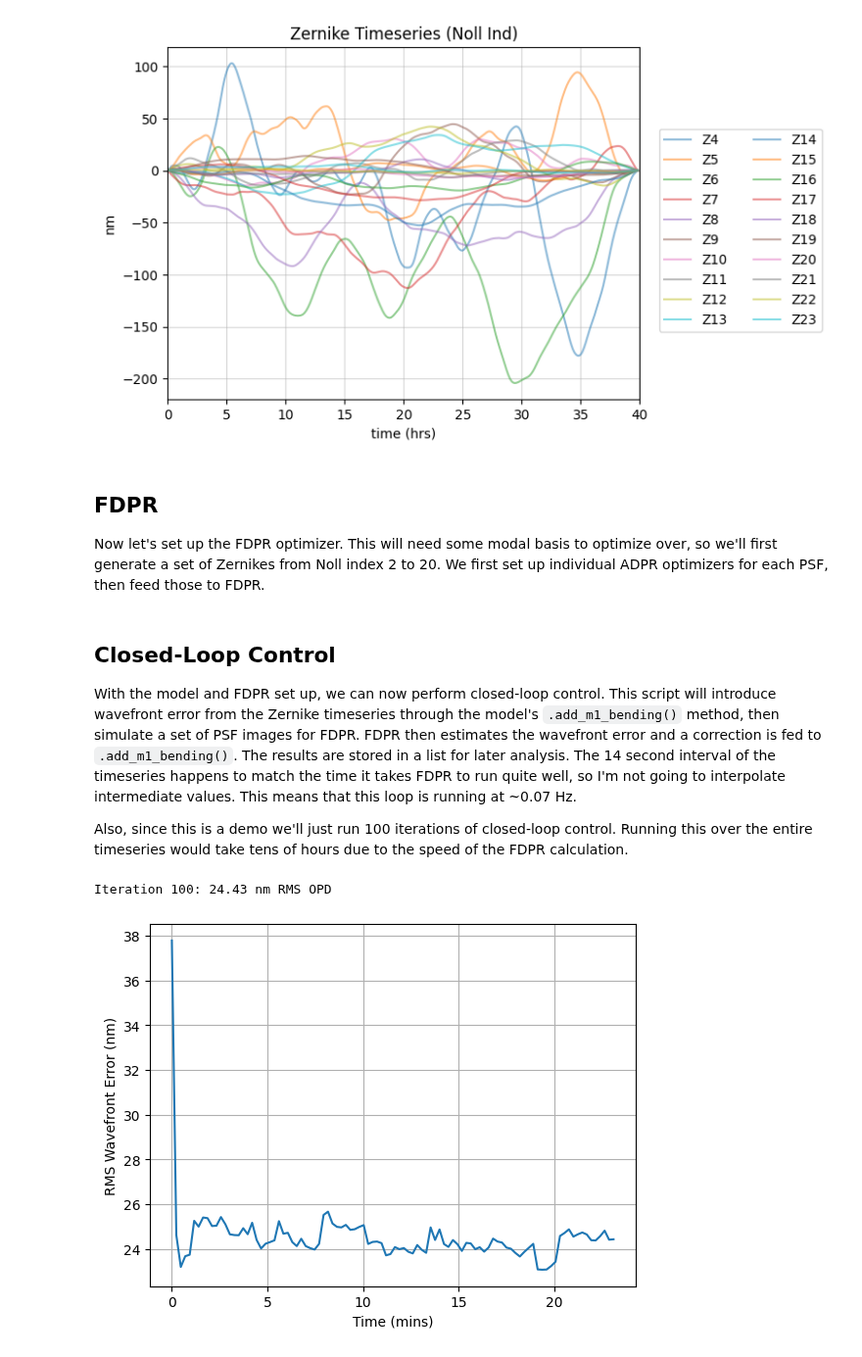
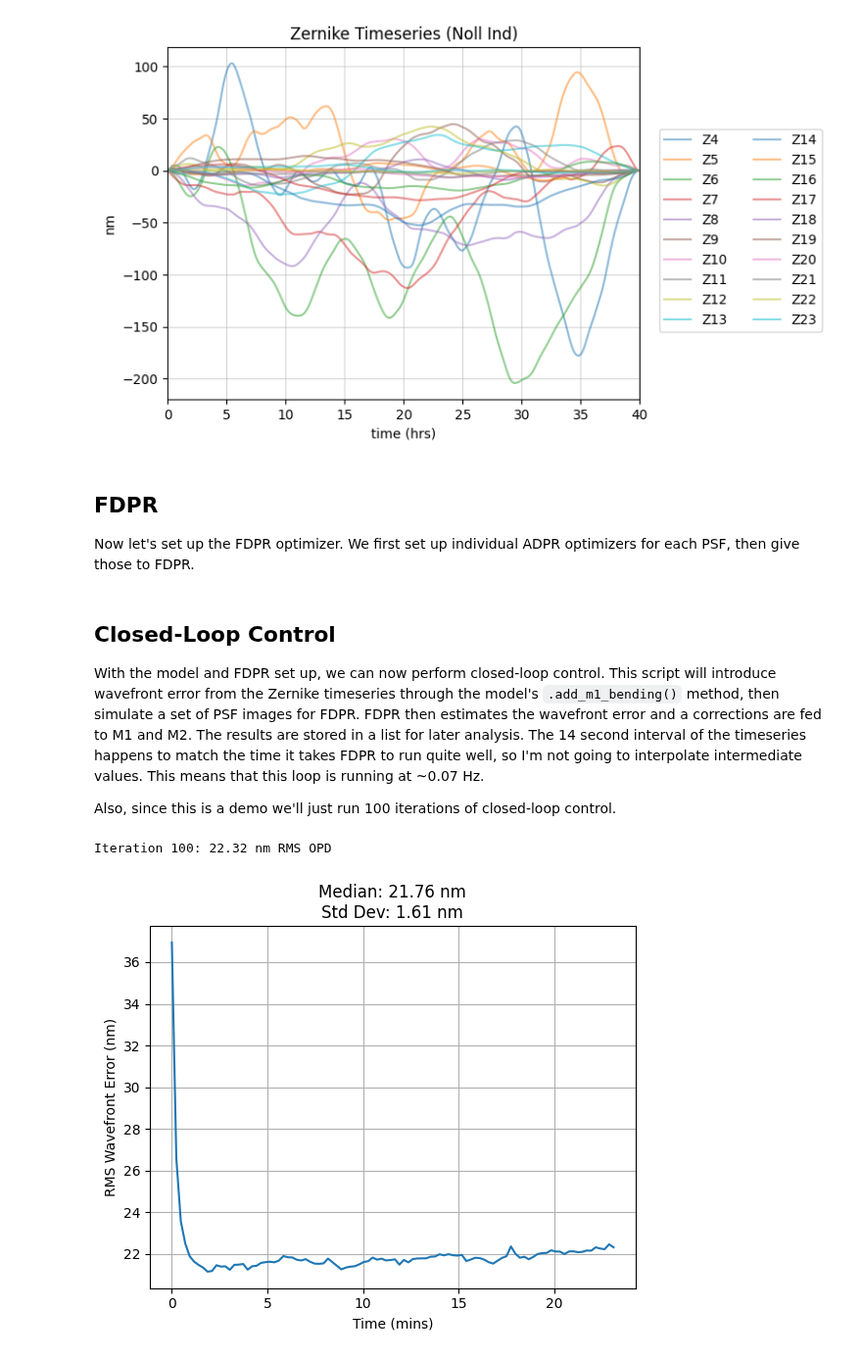
Before and after one commit to uasal/lina, a Jupyter notebook: notebooks/demo_fdpr_maintenance.ipynb, the cells around one changed output. Shown at 98% size. Saved outputs shown, nothing was run; the diff lists cells and outputs as text; code cells hidden in the pictures.

Commit message:
fdpr demo improvements

```diff
--- a/notebooks/demo_fdpr_maintenance.ipynb
+++ b/notebooks/demo_fdpr_maintenance.ipynb
@@ -81,21 +91,21 @@ path_stp = config_stp.get_data_path()
 path_wcc = config_stp_wcc.get_data_path()
 
 # initialize model
-sys = stp_wcc_fraunhofer.model(config_stp=cfg_stp, config_wcc=cfg_wcc,
-                               data_path_stp=path_stp, data_path_wcc=path_wcc)
+sys = stppsf.wcc_fraunhofer.model(config_stp=cfg_stp, config_wcc=cfg_wcc,
+                                  data_path_stp=path_stp, data_path_wcc=path_wcc)
 
 # set source parameters
 sys.set_source_parameters(magnitudes=[17, 17, 17, 17, 17],
                           positions=[(0, 0), (0, 0), (0, 0), (0, 0), (0, 0)],
                           defocus_vals=[0, 0.25, 0.5, 0.75, 1])
 
-# simulate some images
+# take PSF images
 images = sys.snap()
 
 # and show the PSFs
 for i, image in enumerate(images):
     plt.figure(figsize=(8, 6))
     plt.title(f'PSF Position in Field: {sys.src_pos[i][0] * 60:.01f}, {sys.src_pos[i][1] * 60:.01f} arcmin\nDefocus: {sys.defocus_vals[i] / 625:.02f} waves')
-    plt.imshow(image.get(), cmap='magma', norm='log')
+    plt.imshow(image.get(), cmap=better_magma, norm='log')
     plt.colorbar(label='Detector Counts')
 # %% [output]
@@ -131,5 +183,5 @@ plt.xlim([0, 40])
 # %% [markdown]
 ## FDPR
 
-Now let's set up the FDPR optimizer. This will need some modal basis to optimize over, so we'll first generate a set of Zernikes from Noll index 2 to 20. We first set up individual ADPR optimizers for each PSF, then feed those to FDPR.
+Now let's set up the FDPR optimizer. We first set up individual ADPR optimizers for each PSF, then give those to FDPR.
 # %%
@@ -154,15 +197,22 @@ fdpr = FDPR(optlist=adpr_list)
 # %% [markdown]
 ## Closed-Loop Control
 
-With the model and FDPR set up, we can now perform closed-loop control. This script will introduce wavefront error from the Zernike timeseries through the model's `.add_m1_bending()` method, then simulate a set of PSF images for FDPR. FDPR then estimates the wavefront error and a correction is fed to `.add_m1_bending()`. The results are stored in a list for later analysis. The 14 second interval of the timeseries happens to match the time it takes FDPR to run quite well, so I'm not going to interpolate intermediate values. This means that this loop is running at ~0.07 Hz.
+With the model and FDPR set up, we can now perform closed-loop control. This script will introduce wavefront error from the Zernike timeseries through the model's `.add_m1_bending()` method, then simulate a set of PSF images for FDPR. FDPR then estimates the wavefront error and a corrections are fed to M1 and M2. The results are stored in a list for later analysis. The 14 second interval of the timeseries happens to match the time it takes FDPR to run quite well, so I'm not going to interpolate intermediate values. This means that this loop is running at ~0.07 Hz.
 
-Also, since this is a demo we'll just run 100 iterations of closed-loop control. Running this over the entire timeseries would take tens of hours due to the speed of the FDPR calculation.
+Also, since this is a demo we'll just run 100 iterations of closed-loop control.
 # %%
+# M2 control matrix
+control_m2 = TikhonovInverse(jac_m2, rcond=1e-2)
+
 # make sure M1 bending is reset to zeros
 sys.set_m1_bending(np.zeros((sys.npix, sys.npix)))
 
-# wavefront correction gain setting
-gain = 0.75
+# make sure M2 position is reset
+sys.reset_optics()
+
+# gain settings
+gain_m1 = 0.75
+gain_m2 = 0.25
 
 # results to store for analysis
 opd_estimates = []
@@ -193,22 +243,32 @@ for i, coeffs in enumerate(coeffs_timeseries[:100]):
     opd_truths.append(truth)
 
     # get the estimated OPDs
-    estimate = sum_of_2d_modes(np.array(zernikes), np.array(result.x)) * 1e3
+    estimate = sum_of_2d_modes(np.array(zernikes), np.array(result.x))
     opd_estimates.append(estimate)
 
-    # add wavefront correction
-    sys.add_m1_bending(-sum_of_2d_modes(np.array(zernikes), np.array(result.x)) * 1e3 * gain)
+    # wavefront correction
+    # defocus and coma with M2
+    command_m2 = np.matmul(control_m2.T, np.array(result.x[2:7])).get()
+    sys.move_optics(**{'M2_dx' : -command_m2[0] * gain_m2,
+                       'M2_dy' : -command_m2[1] * gain_m2,
+                       'M2_dz' : -command_m2[2] * gain_m2,})
+
+    # astig and higher-orders with M1
+    sys.add_m1_bending(-sum_of_2d_modes(np.array(zernikes[:2]), np.array(result.x[:2])) * gain_m1)
+    sys.add_m1_bending(-sum_of_2d_modes(np.array(zernikes[3:5]), np.array(result.x[3:5])) * gain_m1)
+    sys.add_m1_bending(-sum_of_2d_modes(np.array(zernikes[7:]), np.array(result.x[7:])) * gain_m1)
 
     print(f'Iteration {i + 1:.0f}: {np.sqrt(np.mean(truth[sys.pupil] ** 2)):.2f} nm RMS OPD', end='\r')
 # %% [output]
-Iteration 100: 24.43 nm RMS OPD
+Iteration 100: 22.32 nm RMS OPD
 # %%
 rms_vals = np.array([np.sqrt(np.mean(truth[sys.pupil] ** 2)) for truth in opd_truths])
 t = np.arange(len(rms_vals)) * 14
 
 plt.plot(t.get() / 60, rms_vals.get())
+plt.title(f'Median: {np.median(rms_vals):.2f} nm\nStd Dev: {np.std(rms_vals):.2f} nm')
 plt.xlabel('Time (mins)')
 plt.ylabel('RMS Wavefront Error (nm)')
 plt.grid()
 # %% [output]
-[figure, old version]
+[figure, new version]
```
Also changed, not shown: parts of 8 cells of this notebook, 1 other file.
